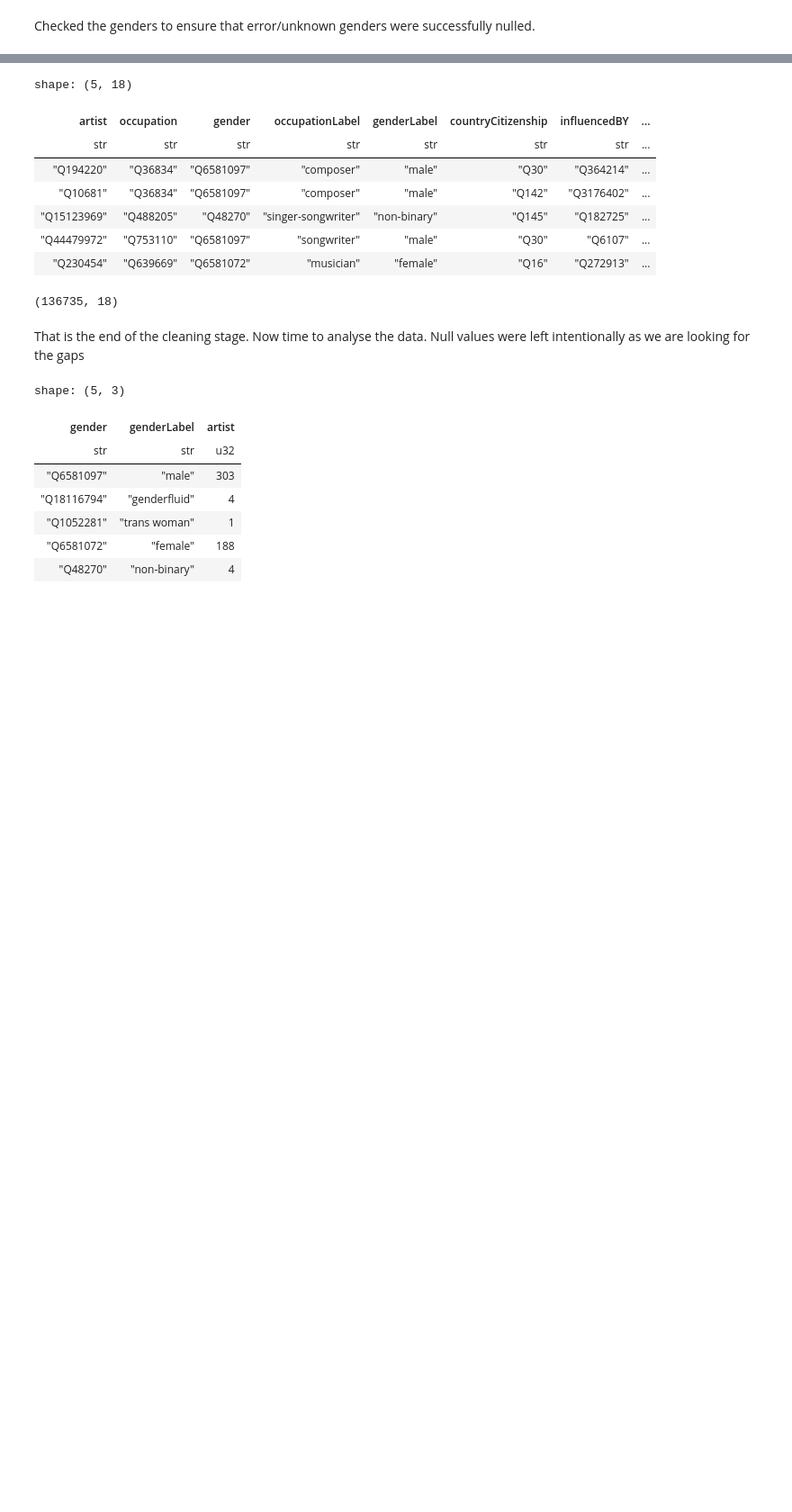
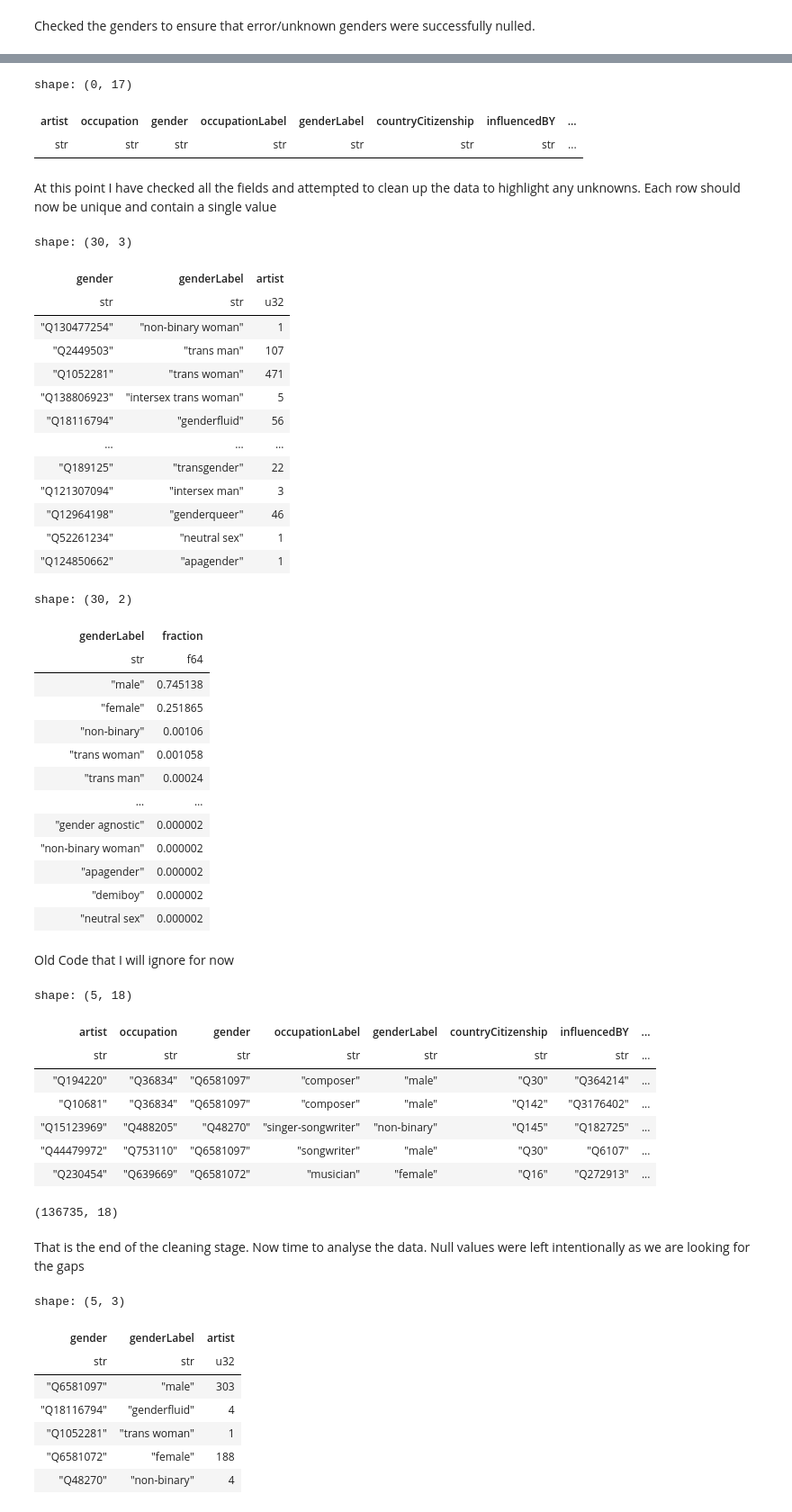
Before and after one commit to malik-files/MScDiss_IGASTNBK_, a Jupyter notebook: Main Code/cleaning_inspecting_labelling_Wikidata_artists.ipynb, the cells around one changed output, grey strips where cells are left out. Shown at 90% size. Cells and saved outputs as stored; diff of their text form; code cells hidden in the pictures; blank space fills up the shorter version.

```diff
--- a/Main Code/cleaning_inspecting_labelling_Wikidata_artists.ipynb
+++ b/Main Code/cleaning_inspecting_labelling_Wikidata_artists.ipynb
@@ -277,3 +305,62 @@ shape: (6, 17)
+# %%
+#Look at the wiki column and see that every article has the wiki link in there by checking for those without
+artistDF.filter(
+    (~pl.col("article").str.contains("https")) | (~pl.col("article").str.contains("wiki"))
+).unique()
+
+#From this I can see that all the articles in here are correct links by checking that they contain "https" and "wiki(pedia)*"
+# %% [output]
+shape: (0, 17)
+| artist | occupation | gender | occupationLabel | genderLabel | countryCitizenship | influencedBY | ... |
+| str | str | str | str | str | str | str | ... |
+# %%
+artistDF = artistDF.unique()
+# %% [markdown]
+At this point I have checked all the fields and attempted to clean up the data to highlight any unknowns. Each row should now be unique and contain a single value
+# %%
+#Look at the gender split of the data
+#Discover the gender gap in the set.
+artistsByGender = artistDF.select(
+    pl.col("artist"),
+    pl.col("gender"),
+    pl.col("genderLabel"),
+).unique()
+artistGenderGrouped = artistsByGender.group_by(["gender", "genderLabel"]).agg(pl.col("artist").count())
+artistGenderGrouped.write_csv("./Visuals Data/artistsGroupedByGender.csv", null_value="null/unknown")
+artistGenderGroupedFRAC = artistsByGender["genderLabel"].value_counts(sort=True, normalize=True, name="fraction")
+display(artistGenderGrouped)
+display(artistGenderGroupedFRAC)
+# %% [output]
+shape: (30, 3)
+| gender | genderLabel | artist |
+| str | str | u32 |
+| "Q130477254" | "non-binary woman" | 1 |
+| "Q2449503" | "trans man" | 107 |
+| "Q1052281" | "trans woman" | 471 |
+| "Q138806923" | "intersex trans woman" | 5 |
+| "Q18116794" | "genderfluid" | 56 |
+| … | … | … |
+| "Q189125" | "transgender" | 22 |
+| "Q121307094" | "intersex man" | 3 |
+| "Q12964198" | "genderqueer" | 46 |
+| "Q52261234" | "neutral sex" | 1 |
+| "Q124850662" | "apagender" | 1 |
+shape: (30, 2)
+| genderLabel | fraction |
+| str | f64 |
+| "male" | 0.745138 |
+| "female" | 0.251865 |
+| "non-binary" | 0.00106 |
+| "trans woman" | 0.001058 |
+| "trans man" | 0.00024 |
+| … | … |
+| "gender agnostic" | 0.000002 |
+| "non-binary woman" | 0.000002 |
+| "apagender" | 0.000002 |
+| "demiboy" | 0.000002 |
+| "neutral sex" | 0.000002 |
+# %% [markdown]
+Old Code that I will ignore for now
 # %%
 cleanedArtistDF = artistDF.filter(
     ~pl.col("artist").is_in(pl.col("artistLabel").implode()),
```
Also changed, not shown: parts of 12 cells of this notebook, 8 other files.
